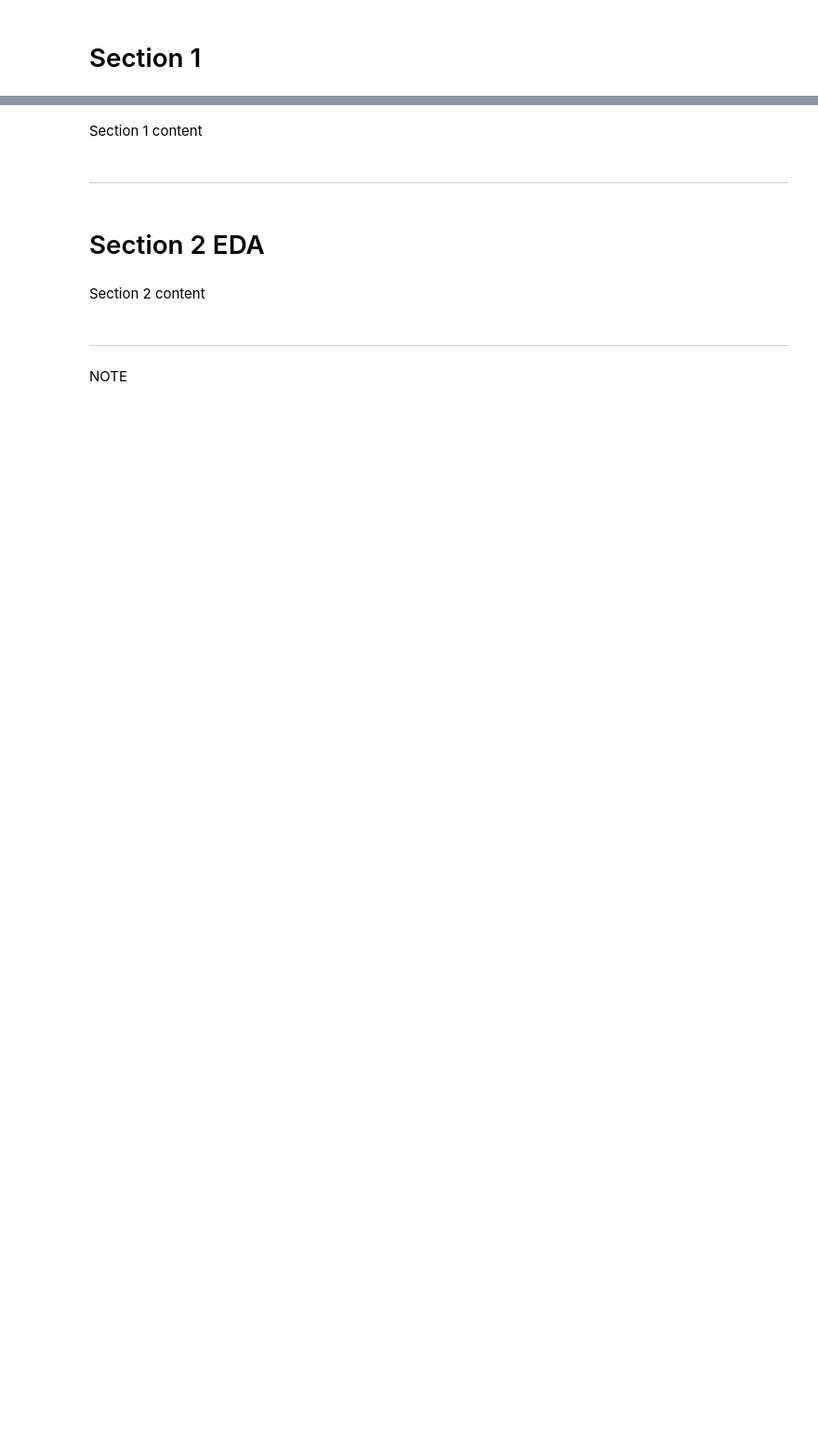
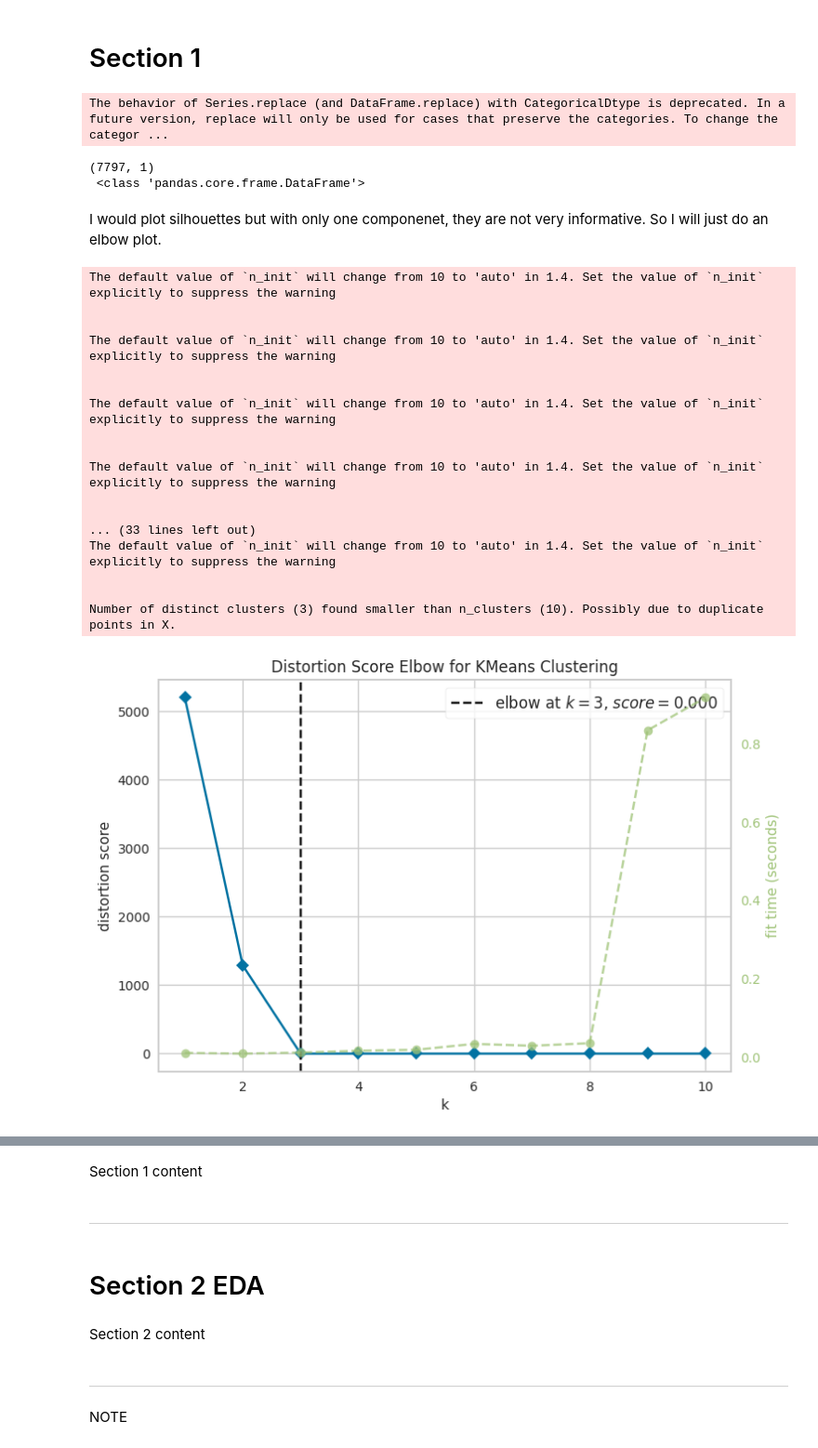
Before and after one commit to MaxBWiseman/Predictive_Analytics_Project, a Jupyter notebook: jupyter_notebooks/Modelling_and_Evaluation_Cluster.ipynb, the cells around one changed output, grey strips where cells are left out. Shown at 93% size. Cells and saved outputs as stored; diff of their text form; code cells hidden in the pictures; blank space fills up the shorter version.

```diff
--- a/jupyter_notebooks/Modelling_and_Evaluation_Cluster.ipynb
+++ b/jupyter_notebooks/Modelling_and_Evaluation_Cluster.ipynb
@@ -546,2 +793,49 @@ plt.show()
 # %% [markdown]
 # Section 1
+# %%
+cleaning_engineering_pipeline = CleanEnginPipeline()
+def PipelineClusterReducedFeat():
+    pipeline_base = Pipeline([
+        ('cleaning_engineering_pipeline', cleaning_engineering_pipeline),
+        ("model", KMeans(n_clusters=3, random_state=42)),
+    ])
+    return pipeline_base
+# %%
+pipeline_cluster_reduced = PipelineClusterReducedFeat()
+pipeline_analysis = Pipeline(pipeline_cluster_reduced.steps[:-1])
+df_optimal = pipeline_analysis.fit_transform(df)
+
+df_optimal = df_optimal.drop(["Stress Level", "Step Count", "Blood Oxygen Level (%)", "Heart Rate (BPM)", "Sleep Duration (hours)"], axis=1)
+
+print(df_optimal.shape,'\n', type(df_optimal))
+# %% [output]
+The behavior of Series.replace (and DataFrame.replace) with CategoricalDtype is deprecated. In a future version, replace will only be used for cases that preserve the categories. To change the categor ...
+(7797, 1)
+ <class 'pandas.core.frame.DataFrame'>
+# %% [markdown]
+I would plot silhouettes but with only one componenet, they are not very informative. So I will just do an elbow plot.
+# %%
+from yellowbrick.cluster import KElbowVisualizer
+visualizer = KElbowVisualizer(KMeans(random_state=0), k=(1,11))
+visualizer.fit(df_optimal)
+visualizer.show()
+plt.show()
+# %% [output]
+The default value of `n_init` will change from 10 to 'auto' in 1.4. Set the value of `n_init` explicitly to suppress the warning
+
+
+The default value of `n_init` will change from 10 to 'auto' in 1.4. Set the value of `n_init` explicitly to suppress the warning
+
+
+The default value of `n_init` will change from 10 to 'auto' in 1.4. Set the value of `n_init` explicitly to suppress the warning
+
+
+The default value of `n_init` will change from 10 to 'auto' in 1.4. Set the value of `n_init` explicitly to suppress the warning
+
+
+... (33 lines left out)
+The default value of `n_init` will change from 10 to 'auto' in 1.4. Set the value of `n_init` explicitly to suppress the warning
+
+
+Number of distinct clusters (3) found smaller than n_clusters (10). Possibly due to duplicate points in X.
+[figure, added]
```
Also changed, not shown: parts of 74 cells of this notebook, 1 other file.
